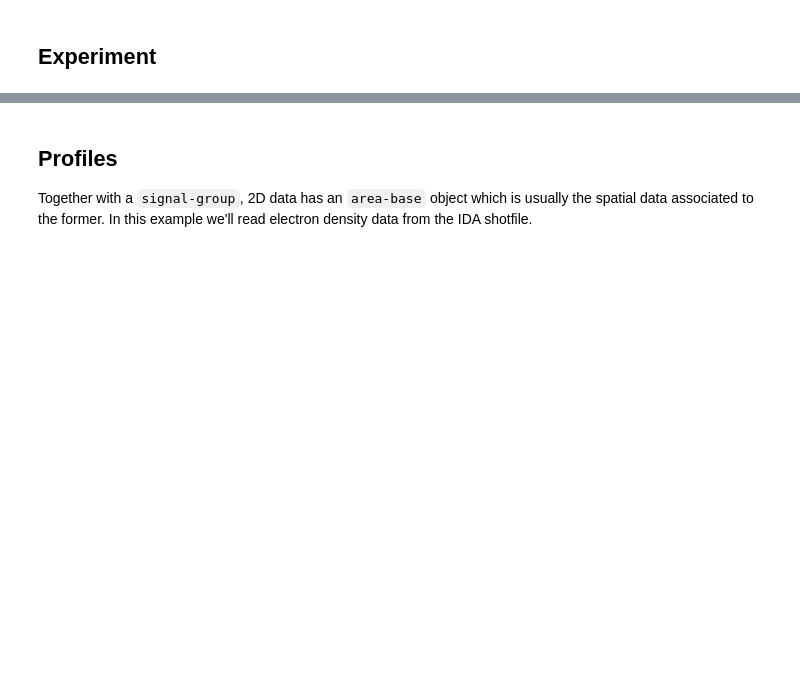
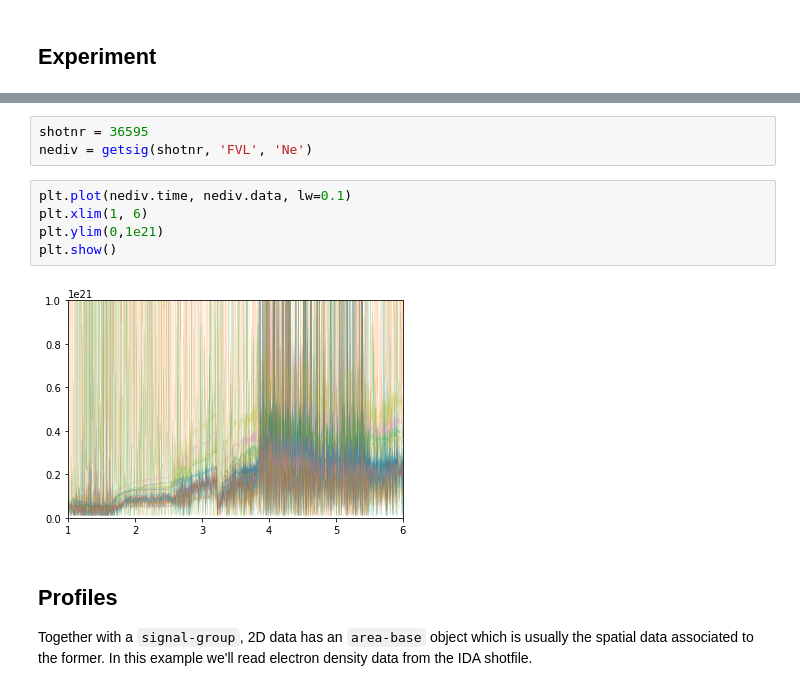
Before and after one commit to guimarais/AUG, a Jupyter notebook: 00-Gettning started.ipynb, the cells around one changed output, grey strips where cells are left out. Saved outputs shown, nothing was run; the diff lists cells and outputs as text; blank space fills up the shorter version.

```diff
--- a/00-Gettning started.ipynb
+++ b/00-Gettning started.ipynb
@@ -89,3 +108,13 @@ Some data are stored in a `signal-group` instead of a `signal`. While a signal i
+# %%
+shotnr = 36595
+nediv = getsig(shotnr, 'FVL', 'Ne')
+# %%
+plt.plot(nediv.time, nediv.data, lw=0.1)
+plt.xlim(1, 6)
+plt.ylim(0,1e21)
+plt.show()
+# %% [output]
+[figure, added]
 # %% [markdown]
 ## Profiles
 
```
Also changed, not shown: parts of 8 cells of this notebook, 6 other files.
